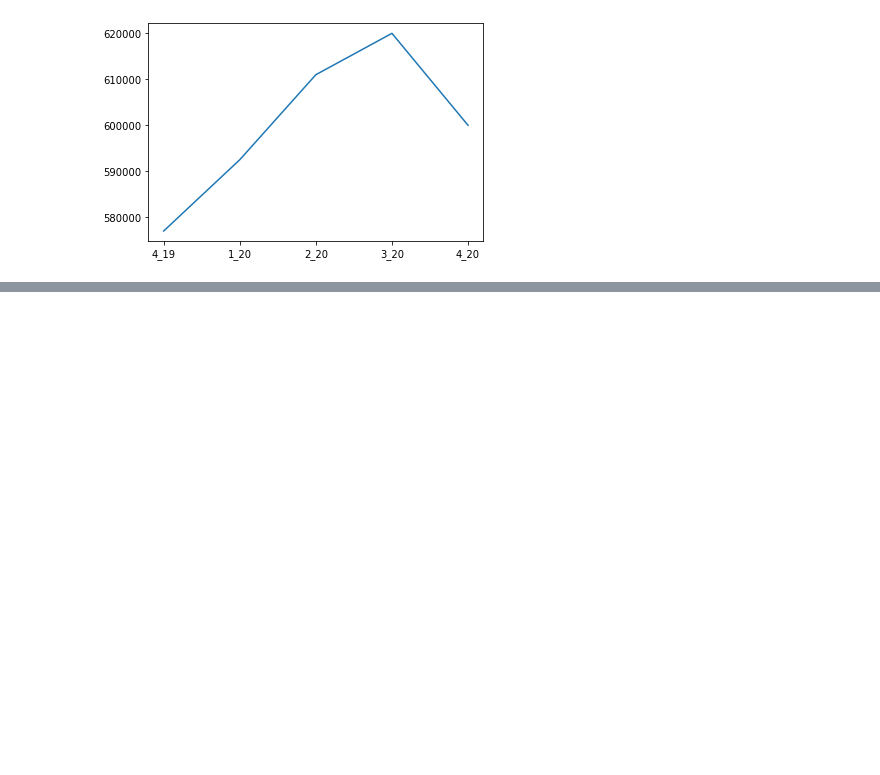
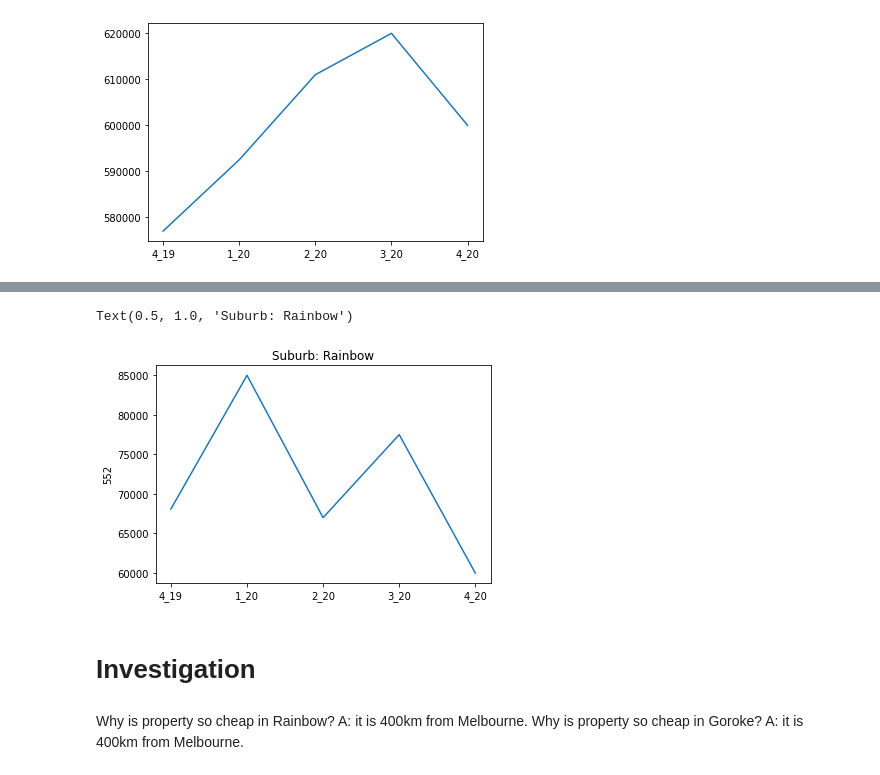
Before and after one commit to mhac009/Institute_of_Data, a Jupyter notebook: Labs/Module_3/Houses by Suburb.ipynb, the cells around one changed output, grey strips where cells are left out. Saved outputs shown, nothing was run; the diff lists cells and outputs as text; code cells hidden in the pictures; blank space fills up the shorter version.

```diff
--- a/Labs/Module_3/Houses by Suburb.ipynb
+++ b/Labs/Module_3/Houses by Suburb.ipynb
@@ -521,0 +572,10 @@ plt.plot(quarter, price_medians)
+# %%
+sns.lineplot(x=quarter, y=aprjun20lp.iloc[1]).set_title("Suburb: Rainbow")
+# %% [output]
+Text(0.5, 1.0, 'Suburb: Rainbow')
+[figure, added]
+# %% [markdown]
+# Investigation
+# %% [markdown]
+Why is property so cheap in Rainbow? A: it is 400km from Melbourne.
+Why is property so cheap in Goroke? A: it is 400km from Melbourne.
```
Also changed, not shown: parts of 81 cells of this notebook.
